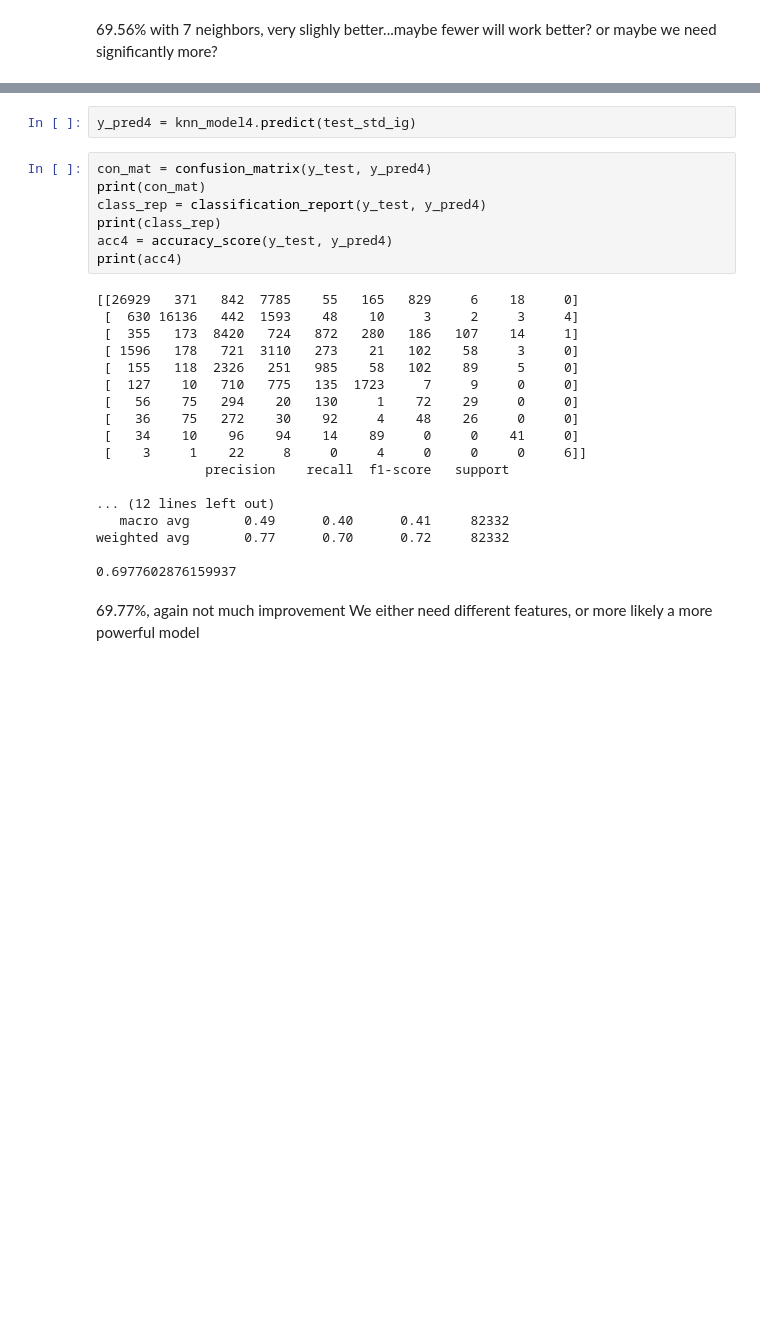
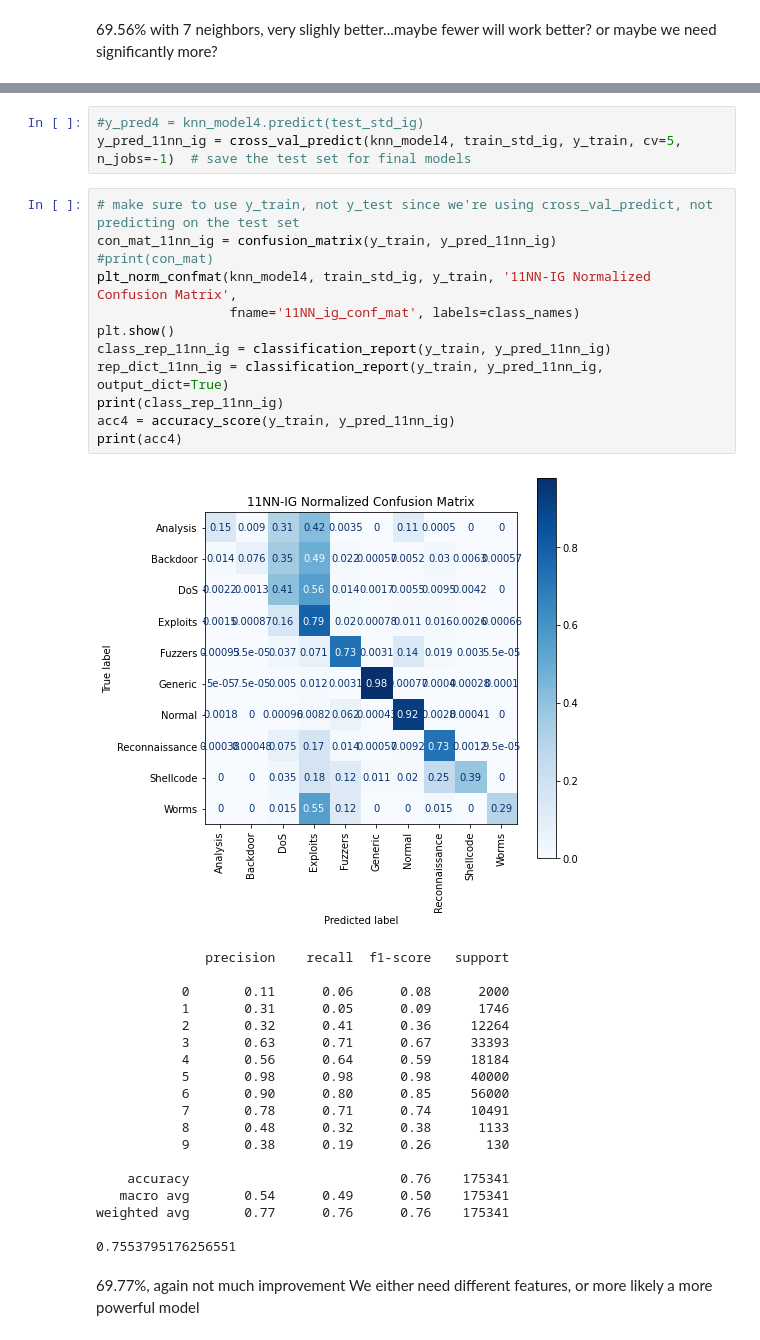
Before and after one commit to pvan1/DATA-606-Capstone, a Jupyter notebook: capstone-phase2.ipynb, the cells around one changed output, grey strips where cells are left out. Drawn from its saved outputs; the diff is of its cells as text; blank space fills up the shorter version.

```diff
--- a/capstone-phase2.ipynb
+++ b/capstone-phase2.ipynb
@@ -700,30 +773,38 @@ joblib.dump(knn_model4, './data/knn_model_ig_11.pkl')
 # %%
-y_pred4 = knn_model4.predict(test_std_ig)
+#y_pred4 = knn_model4.predict(test_std_ig)
+y_pred_11nn_ig = cross_val_predict(knn_model4, train_std_ig, y_train, cv=5, n_jobs=-1)  # save the test set for final models
 # %%
-con_mat = confusion_matrix(y_test, y_pred4)
-print(con_mat)
-class_rep = classification_report(y_test, y_pred4)
-print(class_rep)
-acc4 = accuracy_score(y_test, y_pred4)
+# make sure to use y_train, not y_test since we're using cross_val_predict, not predicting on the test set
+con_mat_11nn_ig = confusion_matrix(y_train, y_pred_11nn_ig)
+#print(con_mat)
+plt_norm_confmat(knn_model4, train_std_ig, y_train, '11NN-IG Normalized Confusion Matrix',
+                 fname='11NN_ig_conf_mat', labels=class_names)
+plt.show()
+class_rep_11nn_ig = classification_report(y_train, y_pred_11nn_ig)
+rep_dict_11nn_ig = classification_report(y_train, y_pred_11nn_ig, output_dict=True)
+print(class_rep_11nn_ig)
+acc4 = accuracy_score(y_train, y_pred_11nn_ig)
 print(acc4)
 # %% [output]
+[figure, added]
-[[26929   371   842  7785    55   165   829     6    18     0]
- [  630 16136   442  1593    48    10     3     2     3     4]
- [  355   173  8420   724   872   280   186   107    14     1]
- [ 1596   178   721  3110   273    21   102    58     3     0]
- [  155   118  2326   251   985    58   102    89     5     0]
- [  127    10   710   775   135  1723     7     9     0     0]
- [   56    75   294    20   130     1    72    29     0     0]
- [   36    75   272    30    92     4    48    26     0     0]
- [   34    10    96    94    14    89     0     0    41     0]
- [    3     1    22     8     0     4     0     0     0     6]]
               precision    recall  f1-score   support
 
-... (12 lines left out)
-   macro avg       0.49      0.40      0.41     82332
-weighted avg       0.77      0.70      0.72     82332
+           0       0.11      0.06      0.08      2000
+           1       0.31      0.05      0.09      1746
+           2       0.32      0.41      0.36     12264
+           3       0.63      0.71      0.67     33393
+           4       0.56      0.64      0.59     18184
+           5       0.98      0.98      0.98     40000
+           6       0.90      0.80      0.85     56000
+           7       0.78      0.71      0.74     10491
+           8       0.48      0.32      0.38      1133
+           9       0.38      0.19      0.26       130
 
-0.6977602876159937
+    accuracy                           0.76    175341
+   macro avg       0.54      0.49      0.50    175341
+weighted avg       0.77      0.76      0.76    175341
+
+0.7553795176256551
 # %% [markdown]
 69.77%, again not much improvement
 We either need different features, or more likely a more powerful model
```
Also changed, not shown: parts of 80 cells of this notebook.
